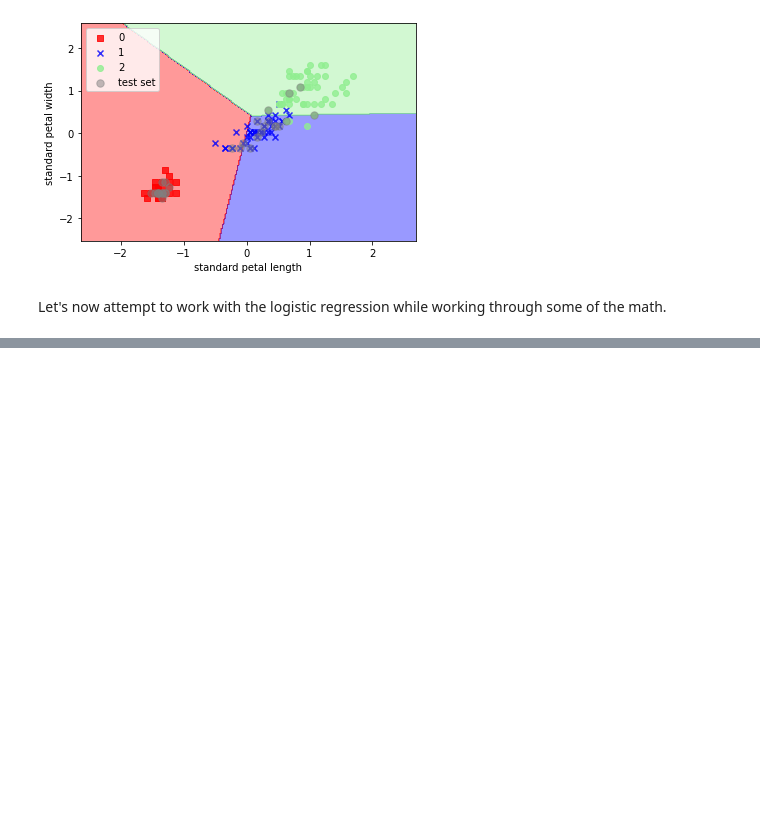
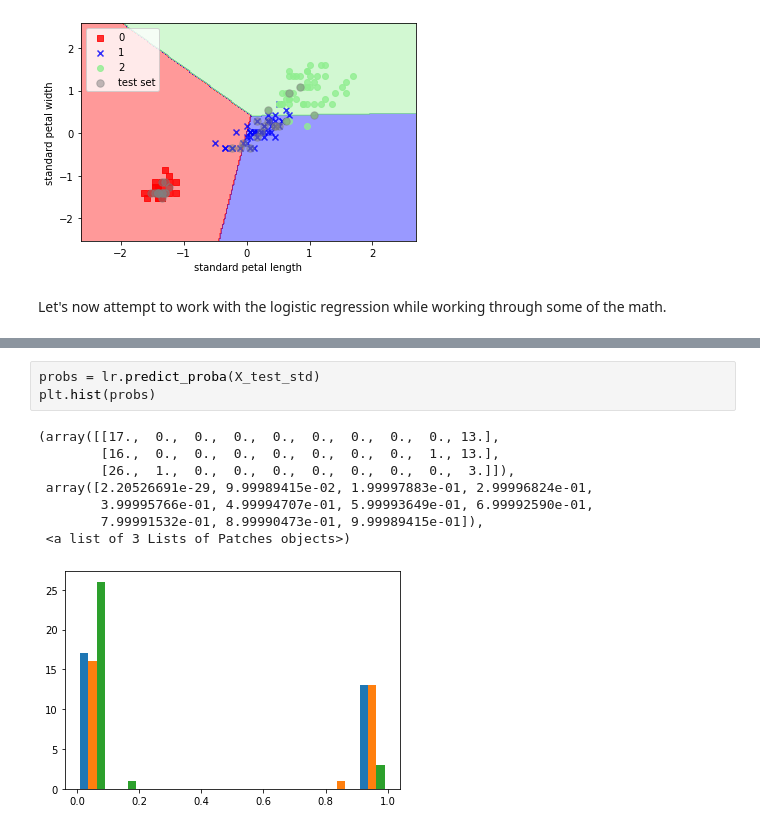
Before and after one commit to armunoz/ml_review, a Jupyter notebook: python_ml/classifiers.ipynb, the cells around one changed output, grey strips where cells are left out. Drawn from its saved outputs; the diff is of its cells as text; blank space fills up the shorter version.

```diff
--- a/python_ml/classifiers.ipynb
+++ b/python_ml/classifiers.ipynb
@@ -71,0 +87,12 @@ Let's now attempt to work with the logistic regression while working through som
+# %%
+probs = lr.predict_proba(X_test_std)
+plt.hist(probs)
+# %% [output]
+(array([[17.,  0.,  0.,  0.,  0.,  0.,  0.,  0.,  0., 13.],
+        [16.,  0.,  0.,  0.,  0.,  0.,  0.,  0.,  1., 13.],
+        [26.,  1.,  0.,  0.,  0.,  0.,  0.,  0.,  0.,  3.]]),
+ array([2.20526691e-29, 9.99989415e-02, 1.99997883e-01, 2.99996824e-01,
+        3.99995766e-01, 4.99994707e-01, 5.99993649e-01, 6.99992590e-01,
+        7.99991532e-01, 8.99990473e-01, 9.99989415e-01]),
+ <a list of 3 Lists of Patches objects>)
+[figure, added]
```
Also changed, not shown: parts of 1 cell of this notebook.
